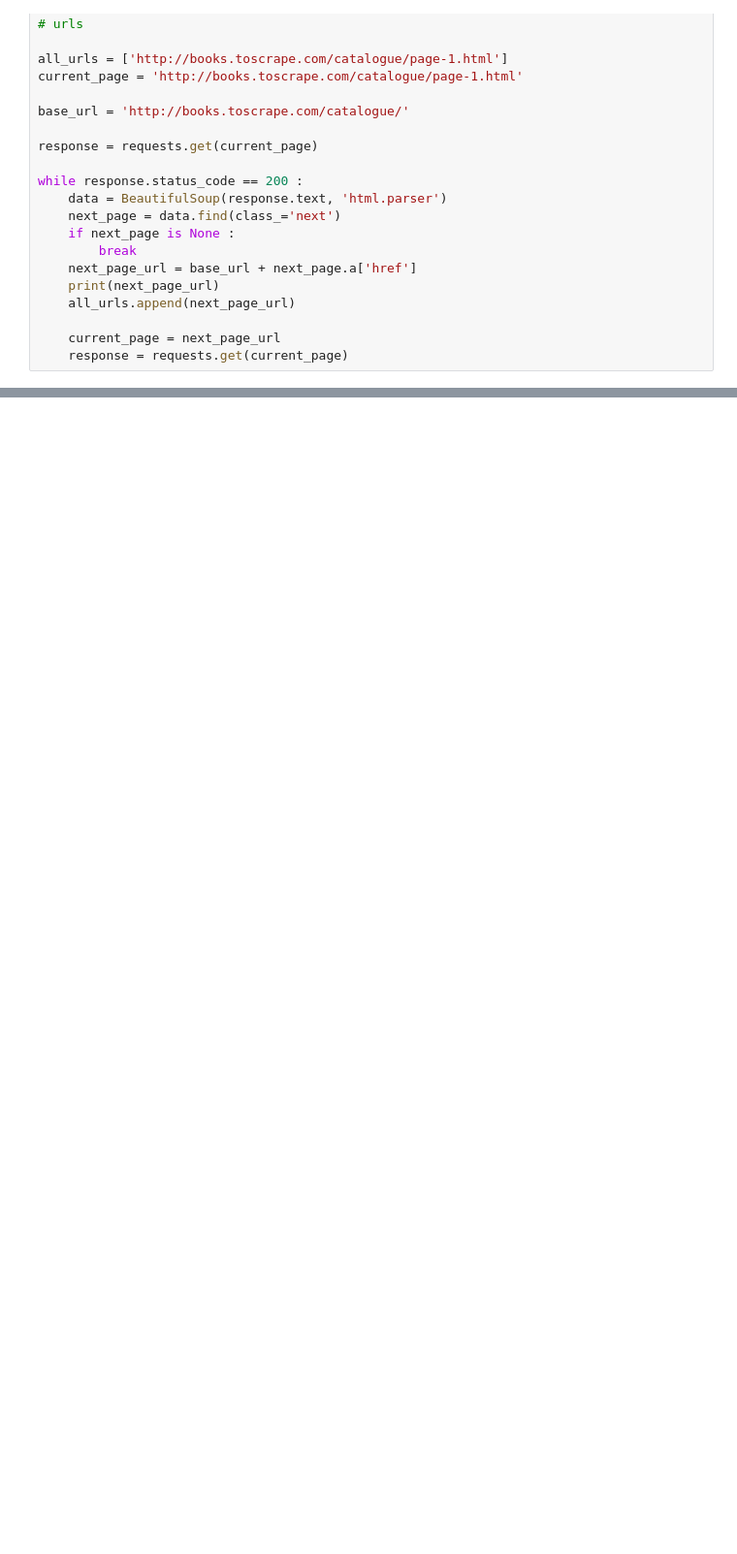
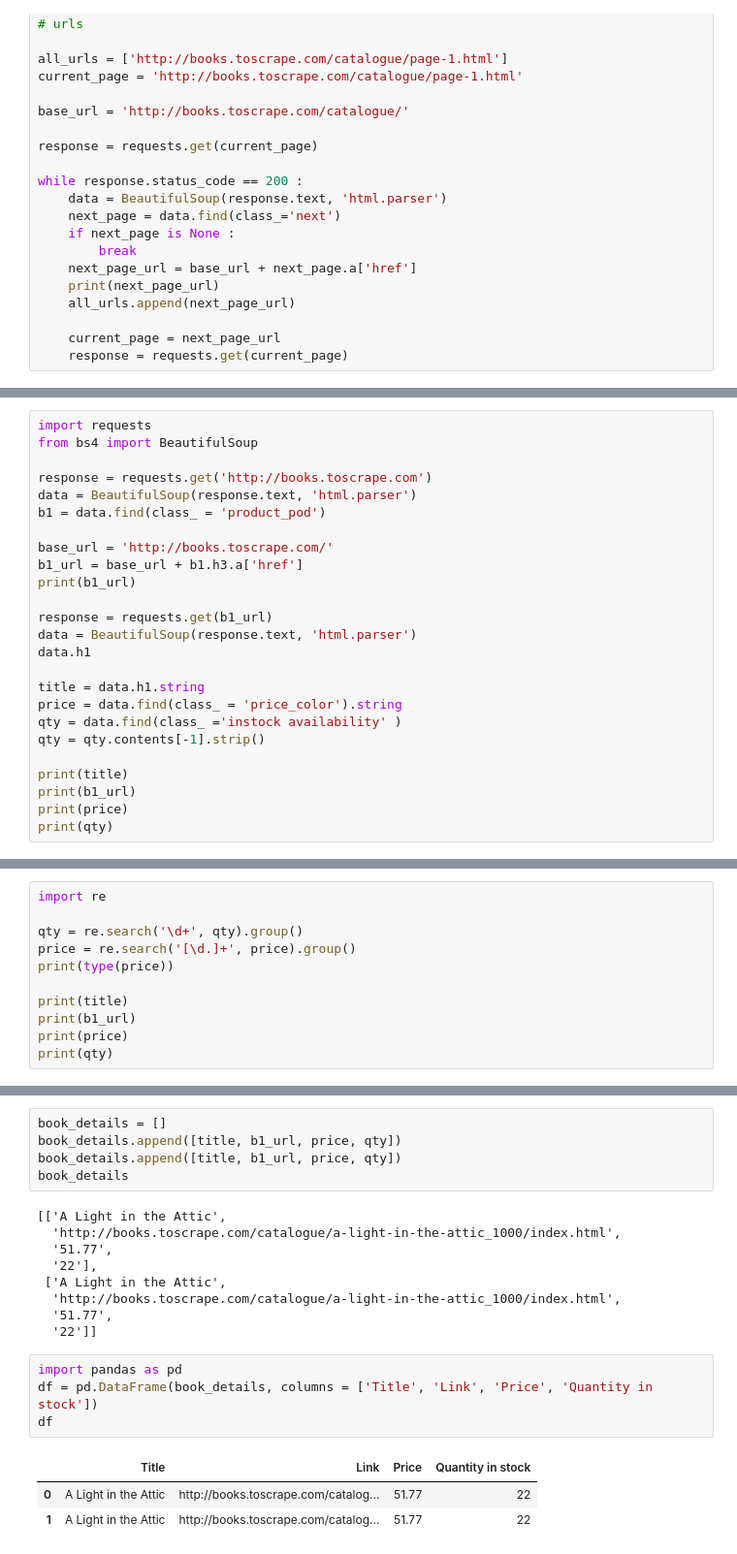
Before and after one commit to Xicoat/DataScienceCourse, a Jupyter notebook: 19_WebScraping_BeautifulSoup/Exercises.ipynb, the cells around one changed output, grey strips where cells are left out. Shown: that part at 97% size. Saved outputs shown, nothing was run; the diff lists cells and outputs as text; blank space fills up the shorter version.

```diff
--- a/19_WebScraping_BeautifulSoup/Exercises.ipynb
+++ b/19_WebScraping_BeautifulSoup/Exercises.ipynb
@@ -663,0 +793,25 @@ while response.status_code == 200 :
+# %%
+import requests
+from bs4 import BeautifulSoup
+
+response = requests.get('http://books.toscrape.com')
+data = BeautifulSoup(response.text, 'html.parser')
+b1 = data.find(class_ = 'product_pod')
+
+base_url = 'http://books.toscrape.com/'
+b1_url = base_url + b1.h3.a['href']
+print(b1_url)
+
+response = requests.get(b1_url)
+data = BeautifulSoup(response.text, 'html.parser')
+data.h1
+
+title = data.h1.string
+price = data.find(class_ = 'price_color').string
+qty = data.find(class_ ='instock availability' )
+qty = qty.contents[-1].strip()
+
+print(title)
+print(b1_url)
+print(price)
+print(qty)
@@ -663,0 +824,11 @@ while response.status_code == 200 :
+# %%
+import re
+
+qty = re.search('\d+', qty).group()
+price = re.search('[\d.]+', price).group()
+print(type(price))
+
+print(title)
+print(b1_url)
+print(price)
+print(qty)
@@ -663,0 +841,22 @@ while response.status_code == 200 :
+# %%
+book_details = []
+book_details.append([title, b1_url, price, qty])
+book_details.append([title, b1_url, price, qty])
+book_details
+# %% [output]
+[['A Light in the Attic',
+  'http://books.toscrape.com/catalogue/a-light-in-the-attic_1000/index.html',
+  '51.77',
+  '22'],
+ ['A Light in the Attic',
+  'http://books.toscrape.com/catalogue/a-light-in-the-attic_1000/index.html',
+  '51.77',
+  '22']]
+# %%
+import pandas as pd
+df = pd.DataFrame(book_details, columns = ['Title', 'Link', 'Price', 'Quantity in stock'])
+df
+# %% [output]
+|  | Title | Link | Price | Quantity in stock |
+| 0 | A Light in the Attic | http://books.toscrape.com/catalog... | 51.77 | 22 |
+| 1 | A Light in the Attic | http://books.toscrape.com/catalog... | 51.77 | 22 |
```
Also changed, not shown: parts of 17 cells of this notebook, 2 other files.
